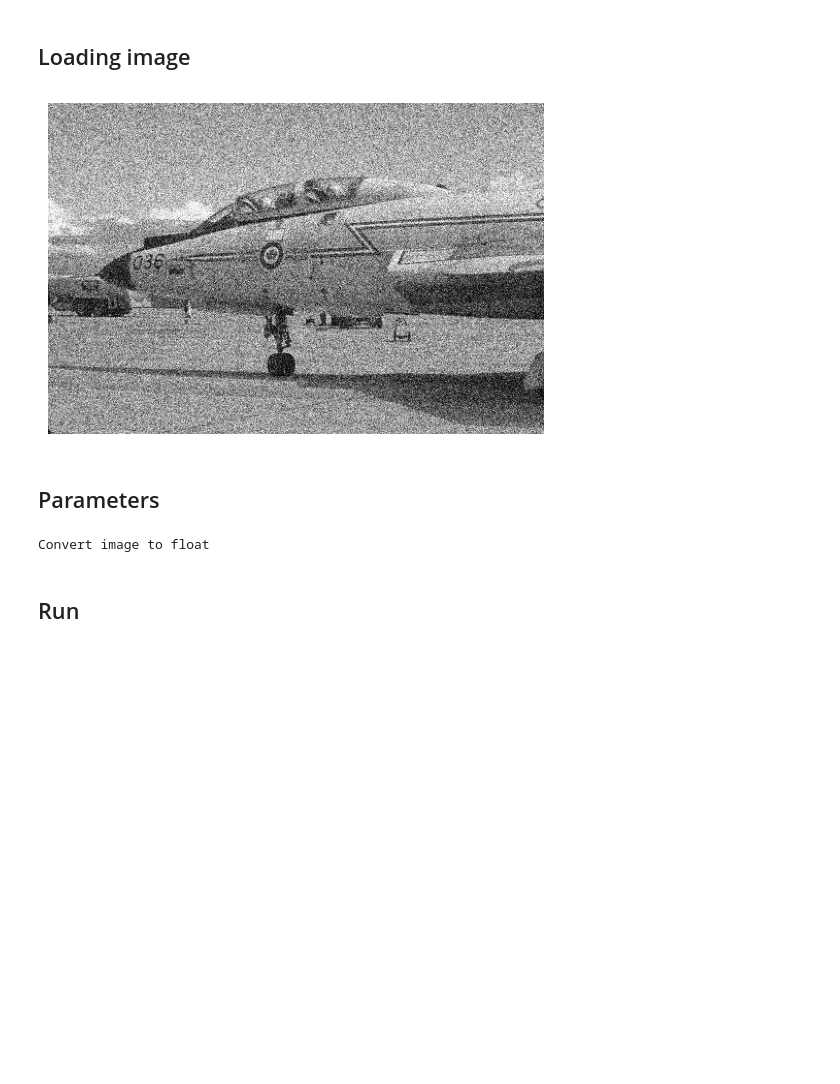
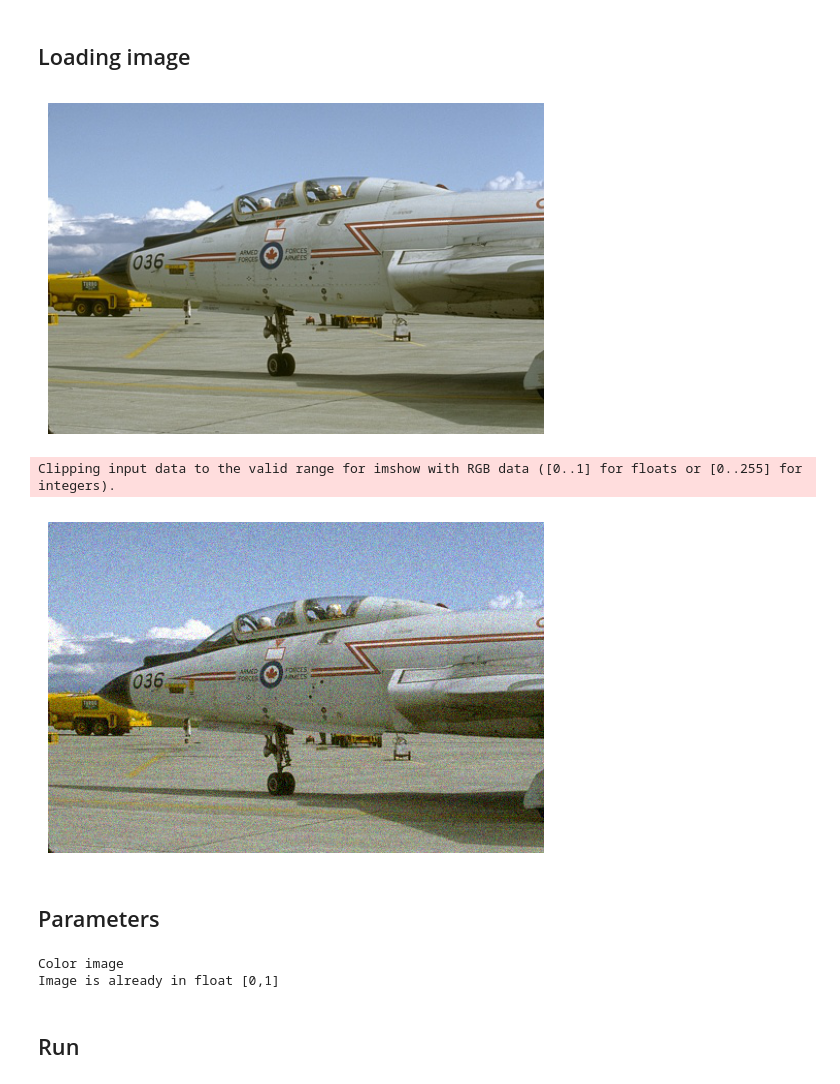
Before and after one commit to HoangTrieuVy/GGS-DMS, a Jupyter notebook: notebooks/Untitled.ipynb, the cells around one changed output. Saved outputs shown, nothing was run; the diff lists cells and outputs as text; code cells hidden in the pictures; blank space fills up the shorter version.

```diff
--- a/notebooks/Untitled.ipynb
+++ b/notebooks/Untitled.ipynb
@@ -16,12 +18,24 @@ import os
 # %% [markdown]
 ## Loading image
 # %%
-z = np.array(Image.open('10081_noisy.jpg').convert('L'))
-plt.imshow(z,cmap='gray')
+x = np.array(Image.open('../testset/10081.jpg'))/255.
+plt.imshow(x)
 plt.axis('off')
 plt.show()
+
+
+np.random.seed(0)
+delta= 0.06
+n = delta*np.random.normal(0,1,x.shape)
+z= x+n
+
+plt.imshow(z)
+plt.axis('off')
+plt.show()
 # %% [output]
-[figure, old version]
+[figure, new version]
+Clipping input data to the valid range for imshow with RGB data ([0..1] for floats or [0..255] for integers).
+[figure, added]
 # %% [markdown]
 ## Parameters
 # %%
@@ -40,11 +54,11 @@ mit =300
 # %%
 test = DMS(norm_type="l1",
         edges="similar",
-        beta=8,
-        lamb=1e-2,
+        beta=3,
+        lamb=6e-2,
         eps=0.2,
         stop_criterion=1e-4,
-        MaximumIteration=500,
+        MaximumIteration=10,
         method="SLPAM",
         noised_image_input=z,
         optD="OptD",
@@ -52,7 +66,8 @@ test = DMS(norm_type="l1",
         eps_AT_min=0.02,
         A=otfA)
 # %% [output]
-Convert image to float
+Color image
+Image is already in float [0,1]
 # %% [markdown]
 ## Run
 # %%
```
Also changed, not shown: parts of 8 cells of this notebook, 9 other files.
